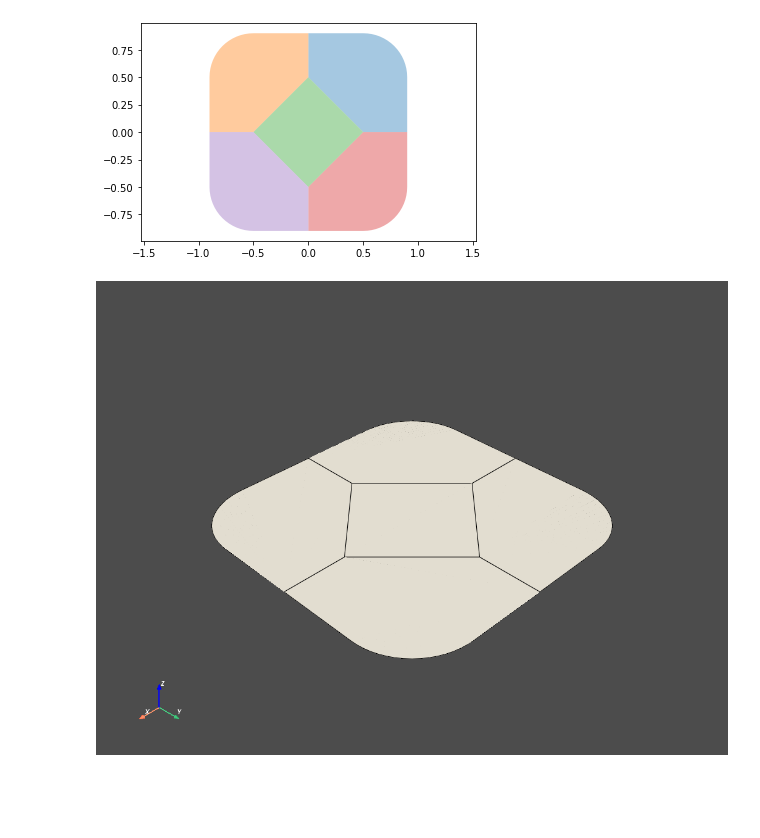
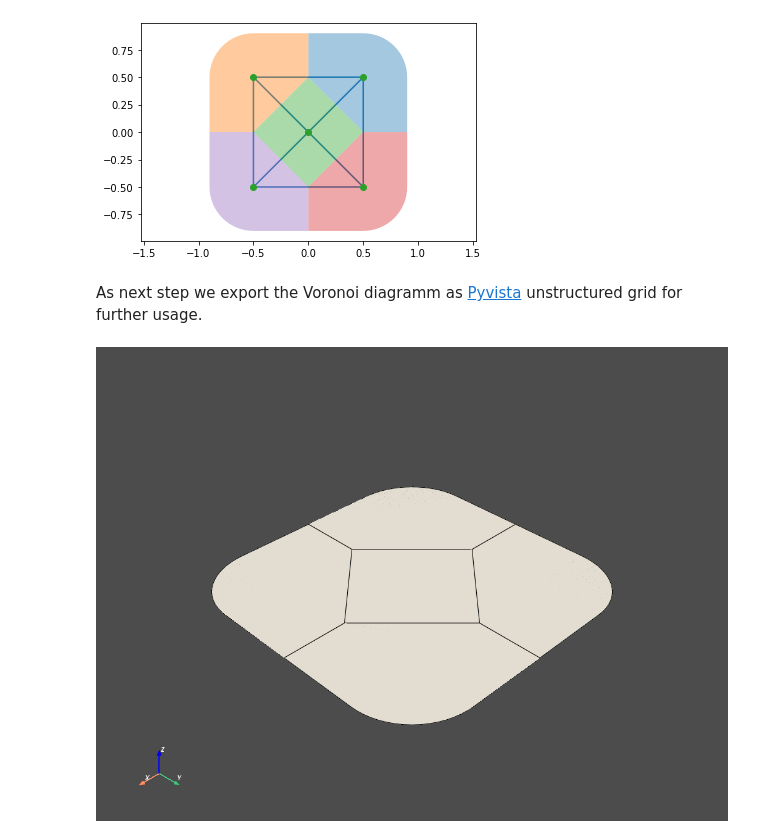
Before and after one commit to jtecklenburg/voromesh, a Jupyter notebook: docs/helloworld.ipynb, the cells around one changed output. Drawn from its saved outputs; the diff is of its cells as text; code cells hidden in the pictures; blank space fills up the shorter version.

```diff
--- a/docs/helloworld.ipynb
+++ b/docs/helloworld.ipynb
@@ -1,18 +7,20 @@
 # %%
 %matplotlib inline
 
 from voromesh import Voronoi
 from numpy import array
 
 points = array([[-0.5, -0.5], [0.5, -0.5],
                 [-0.5, 0.5], [0.5, 0.5],
                 [0.0, 0.0]])
 
 voro = Voronoi(points, buffer_size=0.4)
 
-voro.plot()
+voro.plot(center=True, tri=True)
 # %% [output]
-[figure, old version]
+[figure, new version]
+# %% [markdown]
+As next step we export the Voronoi diagramm as [Pyvista](https://docs.pyvista.org) unstructured grid for further usage.
 # %%
 import pyvista as pv
 
```
Also changed, not shown: parts of 2 cells of this notebook, 3 other files.
